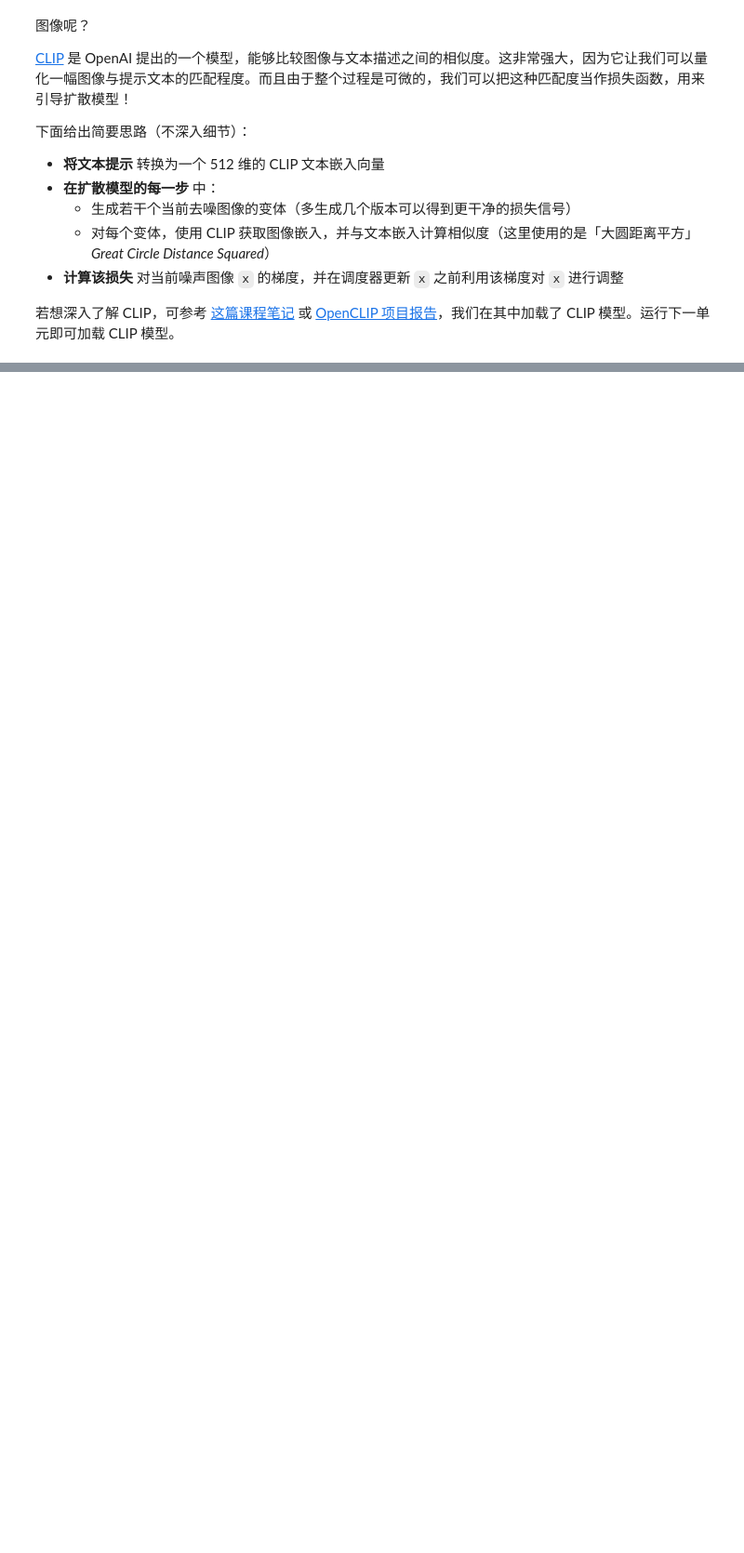
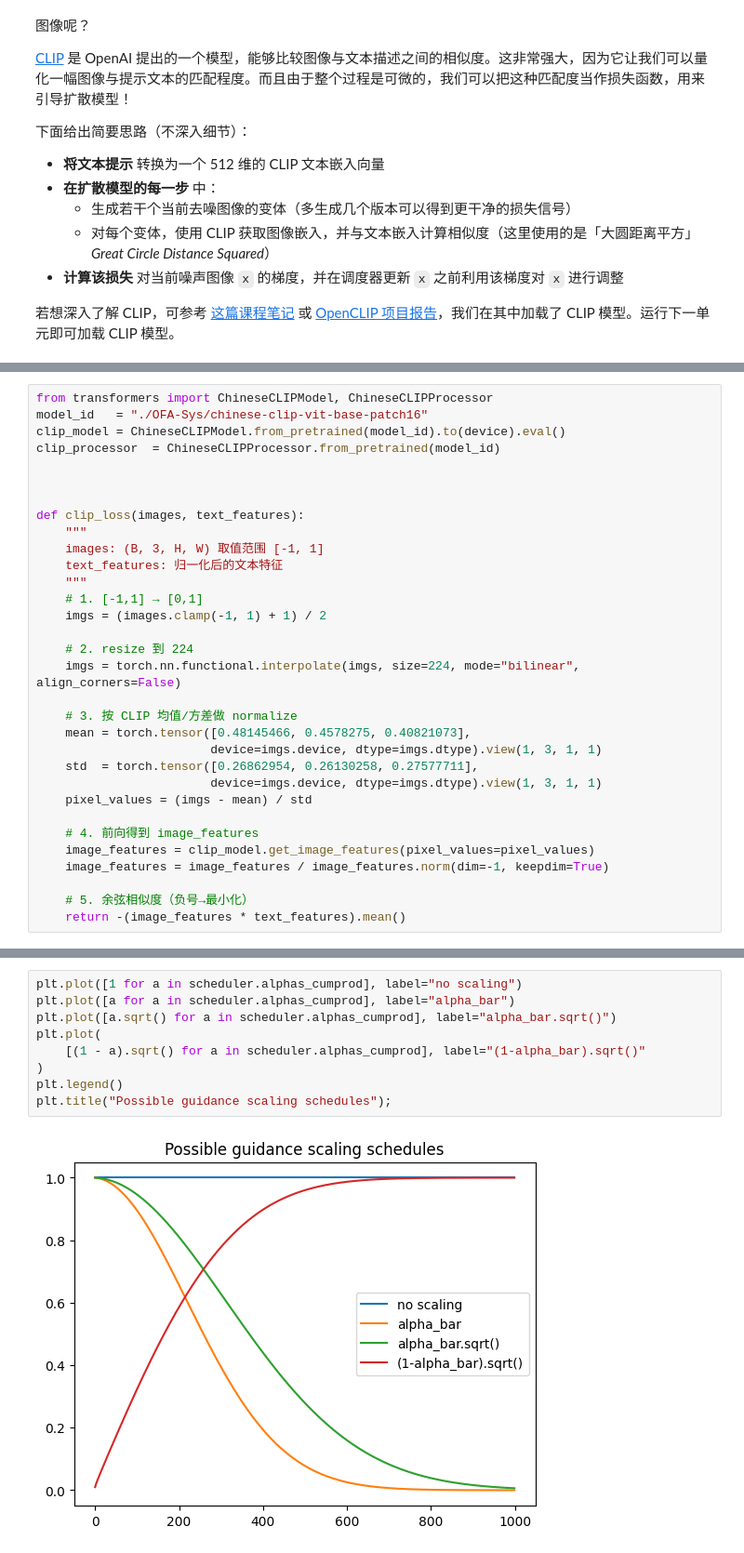
Before and after one commit to yinpu/diffusion-models-class-zh, a Jupyter notebook: unit2/01_finetuning_and_guidance.ipynb, the cells around one changed output, grey strips where cells are left out. Shown at 93% size. Drawn from its saved outputs; the diff is of its cells as text; blank space fills up the shorter version.

```diff
--- a/unit2/01_finetuning_and_guidance.ipynb
+++ b/unit2/01_finetuning_and_guidance.ipynb
@@ -437 +465,32 @@ color guidance仅仅将生成结果偏向某种颜色能带来一些控制力，
 # %%
+from transformers import ChineseCLIPModel, ChineseCLIPProcessor
+model_id   = "./OFA-Sys/chinese-clip-vit-base-patch16"
+clip_model = ChineseCLIPModel.from_pretrained(model_id).to(device).eval()
+clip_processor  = ChineseCLIPProcessor.from_pretrained(model_id)
+
+
+
+def clip_loss(images, text_features):
+    """
+    images: (B, 3, H, W) 取值范围 [-1, 1]
+    text_features: 归一化后的文本特征
+    """
+    # 1. [-1,1] → [0,1]
+    imgs = (images.clamp(-1, 1) + 1) / 2
+
+    # 2. resize 到 224
+    imgs = torch.nn.functional.interpolate(imgs, size=224, mode="bilinear", align_corners=False)
+
+    # 3. 按 CLIP 均值/方差做 normalize
+    mean = torch.tensor([0.48145466, 0.4578275, 0.40821073],
+                        device=imgs.device, dtype=imgs.dtype).view(1, 3, 1, 1)
+    std  = torch.tensor([0.26862954, 0.26130258, 0.27577711],
+                        device=imgs.device, dtype=imgs.dtype).view(1, 3, 1, 1)
+    pixel_values = (imgs - mean) / std
+
+    # 4. 前向得到 image_features
+    image_features = clip_model.get_image_features(pixel_values=pixel_values)
+    image_features = image_features / image_features.norm(dim=-1, keepdim=True)
+
+    # 5. 余弦相似度（负号→最小化）
+    return -(image_features * text_features).mean()
@@ -439,0 +554,11 @@ ModuleNotFoundError: No module named 'open_clip'
+# %%
+plt.plot([1 for a in scheduler.alphas_cumprod], label="no scaling")
+plt.plot([a for a in scheduler.alphas_cumprod], label="alpha_bar")
+plt.plot([a.sqrt() for a in scheduler.alphas_cumprod], label="alpha_bar.sqrt()")
+plt.plot(
+    [(1 - a).sqrt() for a in scheduler.alphas_cumprod], label="(1-alpha_bar).sqrt()"
+)
+plt.legend()
+plt.title("Possible guidance scaling schedules");
+# %% [output]
+[figure, added]
```
Also changed, not shown: parts of 9 cells of this notebook, 1 other file.
